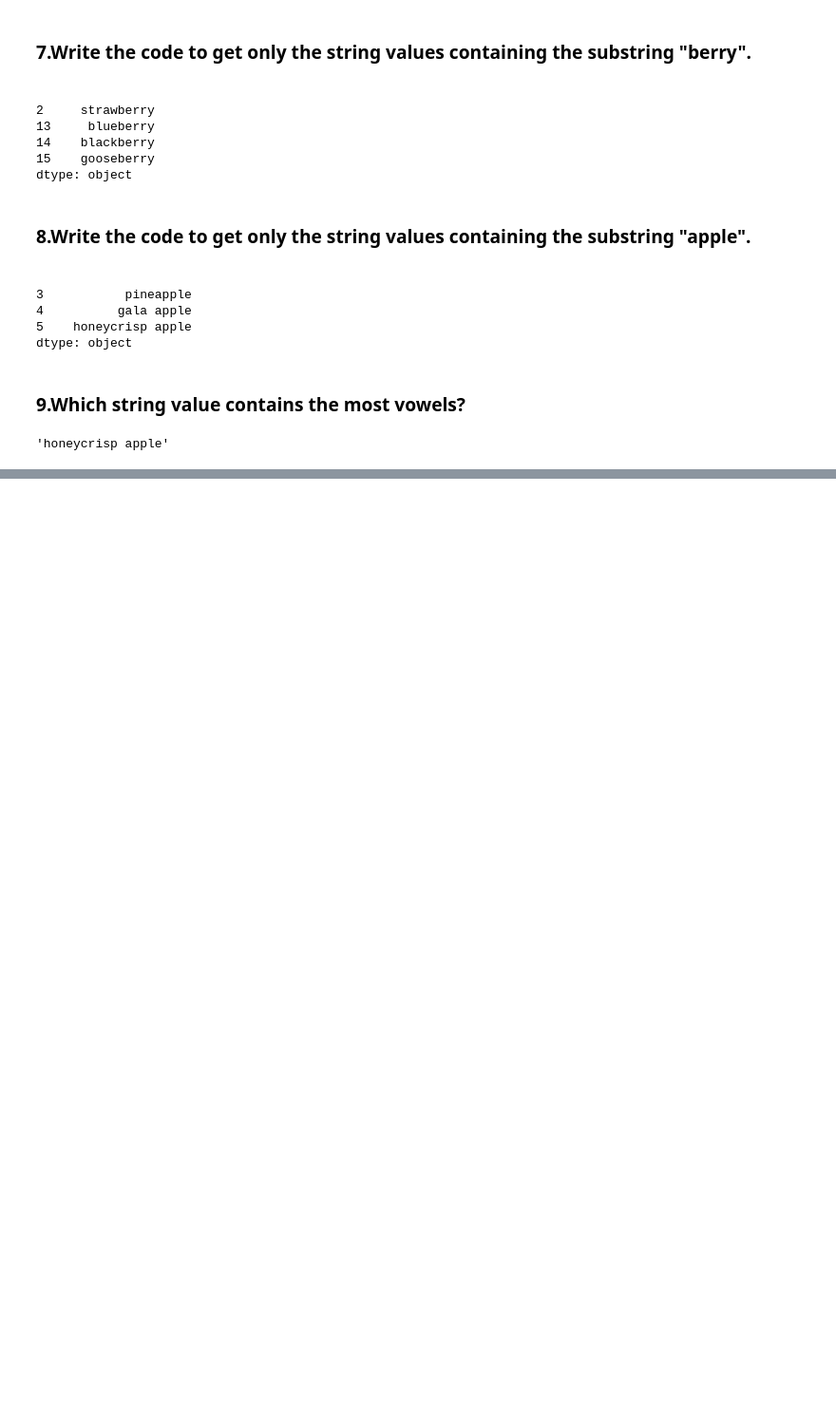
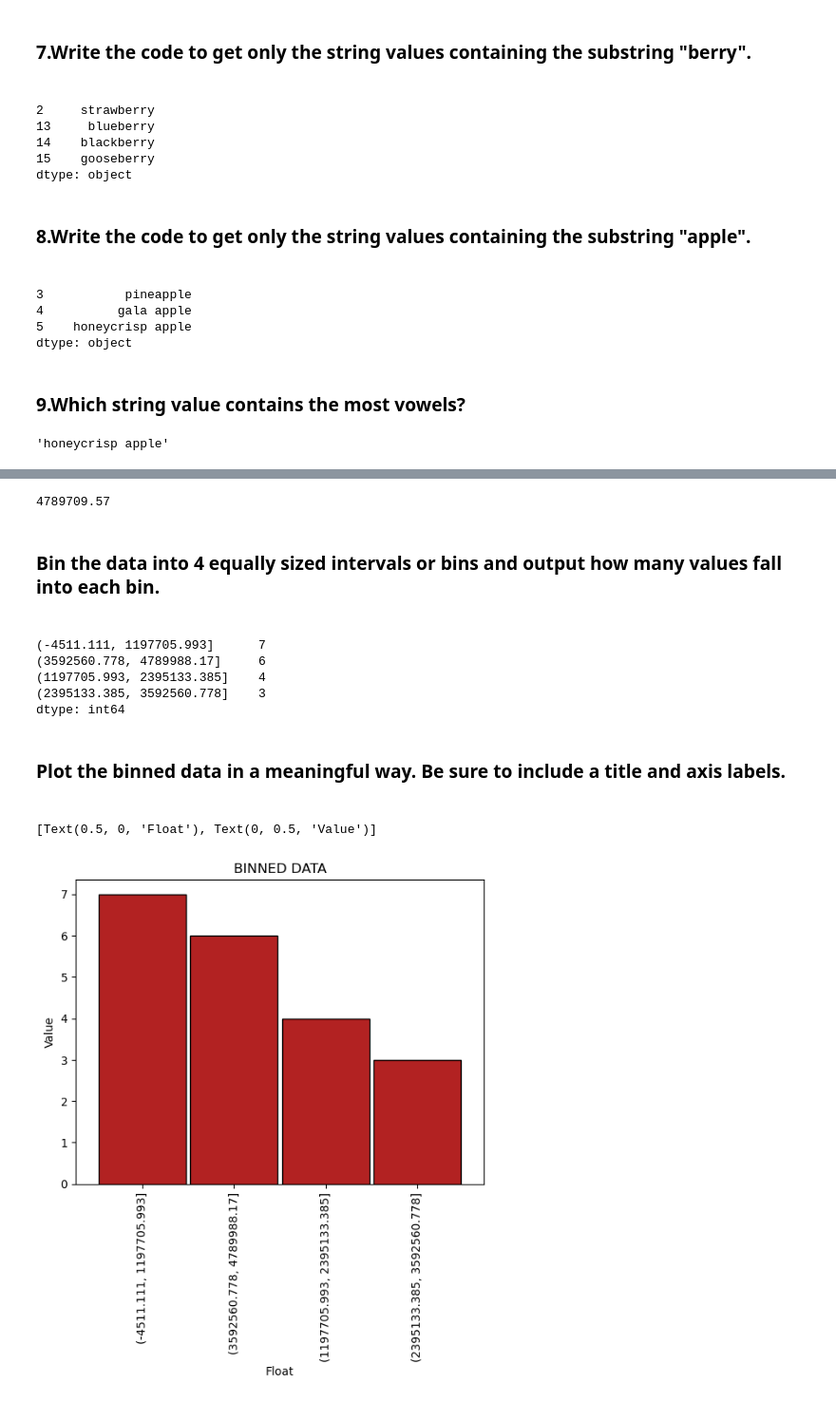
Before and after one commit to JonathanTWare/numpy-pandas-visualization-exercises, a Jupyter notebook: pandas_series.ipynb, the cells around one changed output, grey strips where cells are left out. Shown: that part at 95% size. Drawn from its saved outputs; the diff is of its cells as text; code cells hidden in the pictures; blank space fills up the shorter version.

```diff
--- a/pandas_series.ipynb
+++ b/pandas_series.ipynb
@@ -360,0 +521,12 @@ most_vowels[-1]
+# %%
+import pandas as pd
+
+numbers = pd.Series([
+    '$796,459.41', '$278.60', '$482,571.67', '$4,503,915.98', '$2,121,418.3', '$1,260,813.3',
+    '$87,231.01', '$1,509,175.45', '$4,138,548.00', '$2,848,913.80', '$594,715.39', '$4,789,988.17',
+    '$4,513,644.5', '$3,191,059.97', '$1,758,712.24', '$4,338,283.54', '$4,738,303.38', '$2,791,759.67',
+    '$769,681.94', '$452,650.23'
+])
+
+numbers = numbers.str.replace('[$,]','',regex = True).astype(float)
+numbers
@@ -360,0 +572,32 @@ most_vowels[-1]
+# %%
+range_value
+# %% [output]
+4789709.57
+# %% [markdown]
+### Bin the data into 4 equally sized intervals or bins and output how many values fall into each bin.
+###
+# %%
+num_plot = numbers.value_counts(bins=4)
+num_plot
+# %% [output]
+(-4511.111, 1197705.993]      7
+(3592560.778, 4789988.17]     6
+(1197705.993, 2395133.385]    4
+(2395133.385, 3592560.778]    3
+dtype: int64
+# %% [markdown]
+### Plot the binned data in a meaningful way. Be sure to include a title and axis labels.
+###
+# %%
+(
+    num_plot.plot.bar(title='BINNED DATA',
+                            rot=90,
+                            color='firebrick',
+                            ec='black',
+                            width = .95).set(xlabel='Float',
+                            ylabel='Value')
+
+)
+# %% [output]
+[Text(0.5, 0, 'Float'), Text(0, 0.5, 'Value')]
+[figure, added]
```
Also changed, not shown: parts of 47 cells of this notebook.
